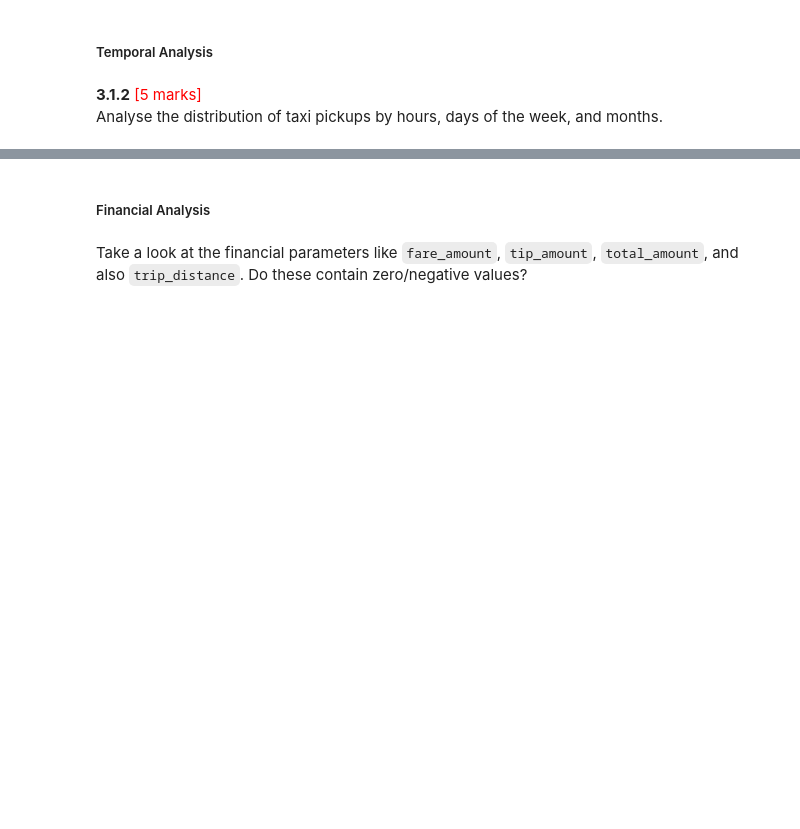
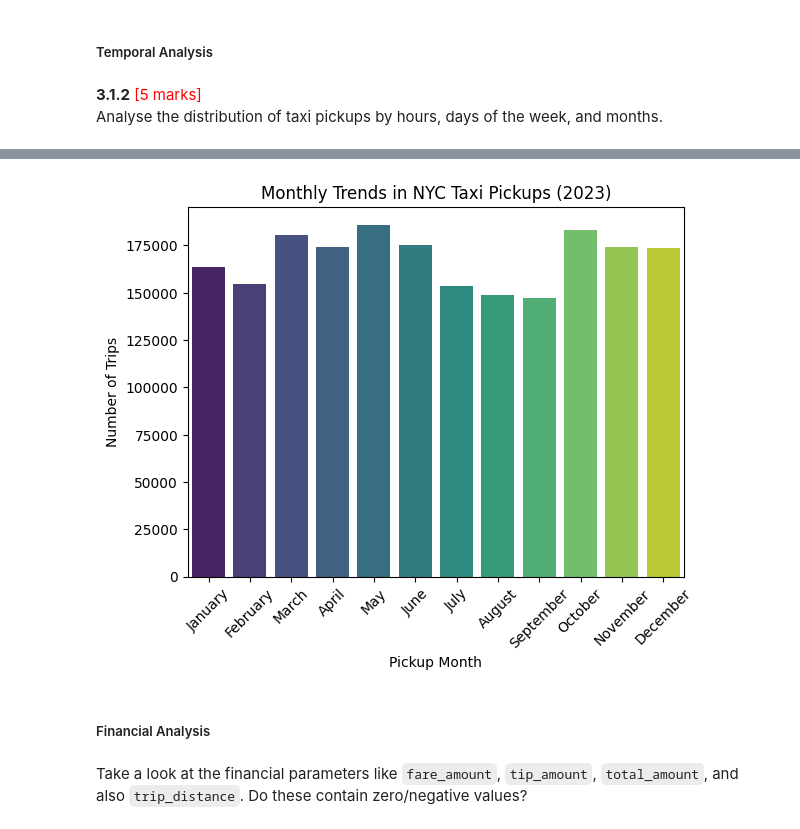
Before and after one commit to rahuljeyaraj/EDA-NYC-Taxi, a Jupyter notebook: EDA_Assg_NYC_Taxi_Starter.ipynb, the cells around one changed output, grey strips where cells are left out. Cells and saved outputs as stored; diff of their text form; code cells hidden in the pictures; blank space fills up the shorter version.

```diff
--- a/EDA_Assg_NYC_Taxi_Starter.ipynb
+++ b/EDA_Assg_NYC_Taxi_Starter.ipynb
@@ -675,3 +873,19 @@ Analyse the distribution of taxi pickups by hours, days of the week, and months.
+# %%
+# Show the monthly trends in pickups
+monthly_pickups = df.groupby('pickup_month_name').size().reset_index(name='num_trips')
+month_order = ['January', 'February', 'March', 'April', 'May', 'June', 'July', 'August', 'September', 'October', 'November', 'December']
+monthly_pickups['pickup_month_name'] = pd.Categorical(monthly_pickups['pickup_month_name'], categories=month_order, ordered=True)
+monthly_pickups = monthly_pickups.sort_values('pickup_month_name')
+
+sns.barplot(x='pickup_month_name', y='num_trips', data=monthly_pickups,
+            palette='viridis', hue='pickup_month_name', legend=False)
+plt.title('Monthly Trends in NYC Taxi Pickups (2023)')
+plt.xlabel('Pickup Month')
+plt.ylabel('Number of Trips')
+plt.xticks(rotation=45)
+plt.show()
+# %% [output]
+[figure, added]
 # %% [markdown]
 ##### Financial Analysis
 # %% [markdown]
```
Also changed, not shown: parts of 17 cells of this notebook.
